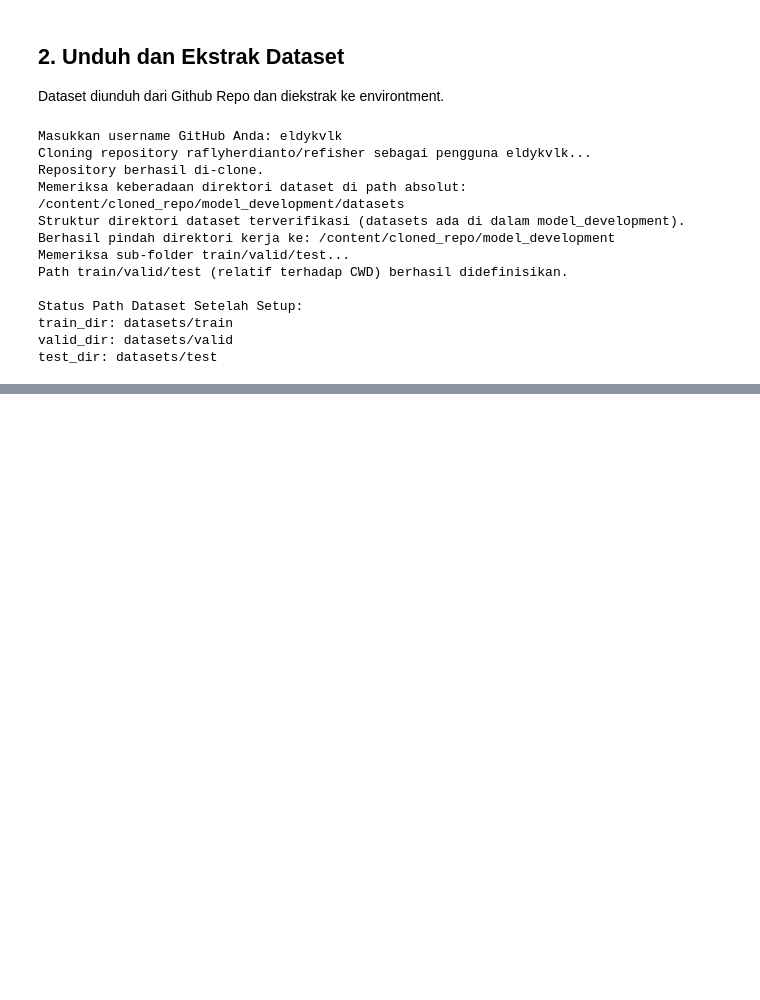
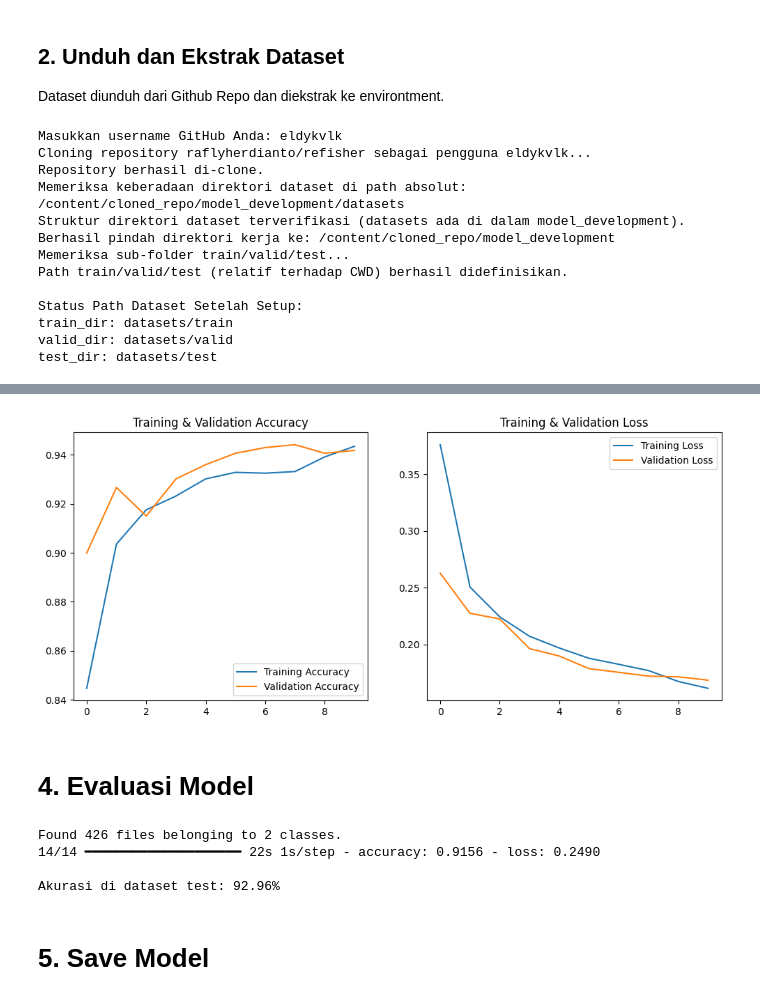
Before and after one commit to raflyherdianto/refisher, a Jupyter notebook: model_development/ReFisher.ipynb, the cells around one changed output, grey strips where cells are left out. Cells and saved outputs as stored; diff of their text form; code cells hidden in the pictures; blank space fills up the shorter version.

```diff
--- a/model_development/ReFisher.ipynb
+++ b/model_development/ReFisher.ipynb
@@ -223,0 +264,57 @@ WARNING:absl:You are saving your model as an HDF5 file via `model.save()` or `ke
+# %%
+import matplotlib.pyplot as plt
+
+acc = history.history['accuracy']
+val_acc = history.history['val_accuracy']
+
+loss = history.history['loss']
+val_loss = history.history['val_loss']
+
+if 'history_fine' in locals():
+    acc += history_fine.history['accuracy']
+    val_acc += history_fine.history['val_accuracy']
+    loss += history_fine.history['loss']
+    val_loss += history_fine.history['val_loss']
+
+epochs_range = range(len(acc))
+
+plt.figure(figsize=(12, 5))
+
+plt.subplot(1, 2, 1)
+plt.plot(epochs_range, acc, label='Training Accuracy')
+plt.plot(epochs_range, val_acc, label='Validation Accuracy')
+plt.legend(loc='lower right')
+plt.title('Training & Validation Accuracy')
+
+plt.subplot(1, 2, 2)
+plt.plot(epochs_range, loss, label='Training Loss')
+plt.plot(epochs_range, val_loss, label='Validation Loss')
+plt.legend(loc='upper right')
+plt.title('Training & Validation Loss')
+plt.show()
+# %% [output]
+[figure, added]
+# %% [markdown]
+# 4. Evaluasi Model
+# %%
+# Cek apakah direktori test tersedia
+if test_dir and os.path.isdir(test_dir):
+    test_dataset = image_dataset_from_directory(
+        test_dir,
+        image_size=(IMG_WIDTH, IMG_HEIGHT),
+        batch_size=BATCH_SIZE
+    )
+
+    test_dataset = test_dataset.map(lambda x, y: (preprocess_input(x), y))
+
+    loss, accuracy = model.evaluate(test_dataset)
+    print(f"\nAkurasi di dataset test: {accuracy * 100:.2f}%")
+else:
+    print("Dataset test tidak ditemukan atau belum didefinisikan.")
+# %% [output]
+Found 426 files belonging to 2 classes.
+14/14 ━━━━━━━━━━━━━━━━━━━━ 22s 1s/step - accuracy: 0.9156 - loss: 0.2490
+
+Akurasi di dataset test: 92.96%
+# %% [markdown]
+# 5. Save Model
```
Also changed, not shown: parts of 10 cells of this notebook.
